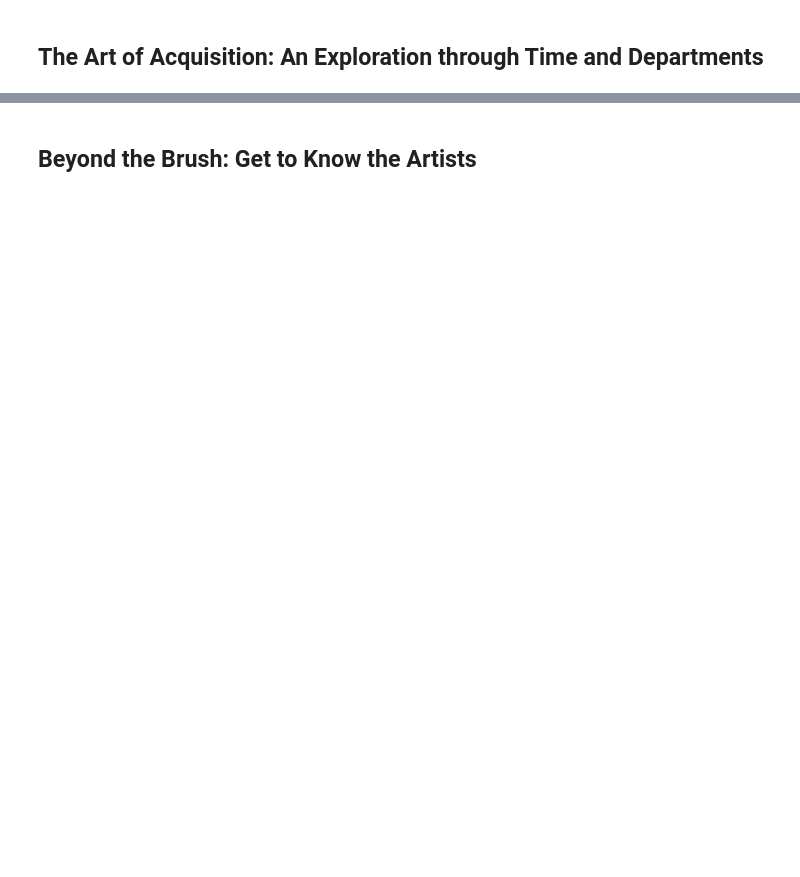
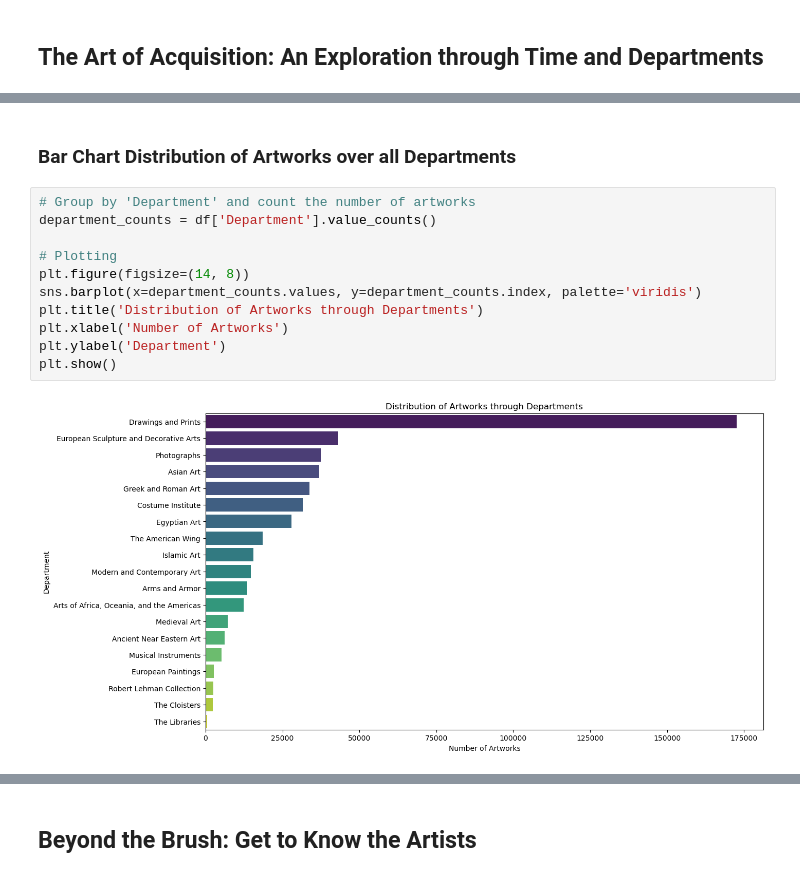
Before and after one commit to len-rtz/DS_Data_Visualization_2024_Lena_P, a Jupyter notebook: DS_Data_Visualization_2024_Lena_P.ipynb, the cells around one changed output, grey strips where cells are left out. Saved outputs shown, nothing was run; the diff lists cells and outputs as text; blank space fills up the shorter version.

```diff
--- a/DS_Data_Visualization_2024_Lena_P.ipynb
+++ b/DS_Data_Visualization_2024_Lena_P.ipynb
@@ -13,0 +65,15 @@ This notebook provides a visual exploration of The Metropolitan Museum of Art's
+# %% [markdown]
+### Bar Chart Distribution of Artworks over all Departments
+# %%
+# Group by 'Department' and count the number of artworks
+department_counts = df['Department'].value_counts()
+
+# Plotting
+plt.figure(figsize=(14, 8))
+sns.barplot(x=department_counts.values, y=department_counts.index, palette='viridis')
+plt.title('Distribution of Artworks through Departments')
+plt.xlabel('Number of Artworks')
+plt.ylabel('Department')
+plt.show()
+# %% [output]
+[figure, added]
```
Also changed, not shown: parts of 22 cells of this notebook.
